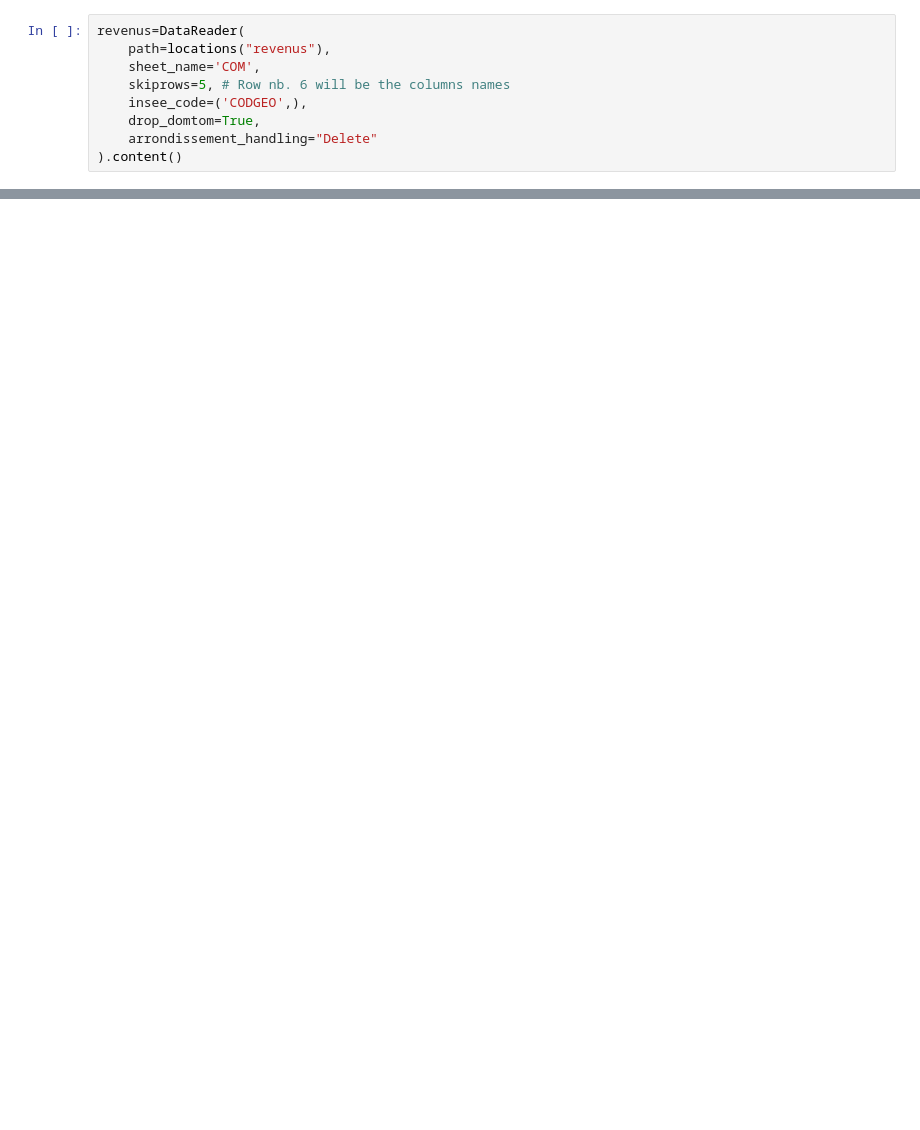
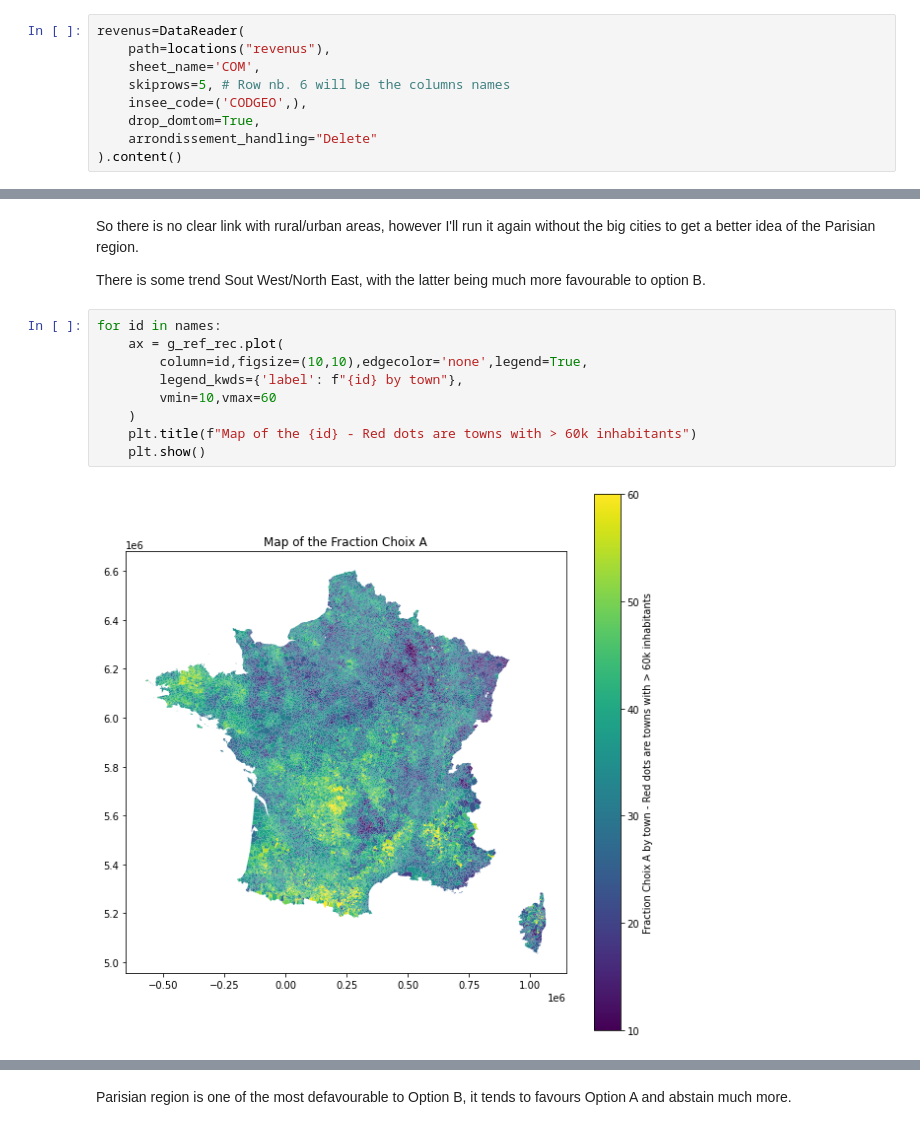
Before and after one commit to cyrilbecot/StGobain_CaseStudy, a Jupyter notebook: MainNotebook.ipynb, the cells around one changed output, grey strips where cells are left out. Drawn from its saved outputs; the diff is of its cells as text; blank space fills up the shorter version.

```diff
--- a/MainNotebook.ipynb
+++ b/MainNotebook.ipynb
@@ -61,0 +215,15 @@ helper_df=DataReader(
+# %% [markdown]
+So there is no clear link with rural/urban areas, however I'll run it again without the big cities to get a better idea of the Parisian region.
+
+There is some trend Sout West/North East, with the latter being much more favourable to option B.
+# %%
+for id in names:
+    ax = g_ref_rec.plot(
+        column=id,figsize=(10,10),edgecolor='none',legend=True,
+        legend_kwds={'label': f"{id} by town"},
+        vmin=10,vmax=60
+    )
+    plt.title(f"Map of the {id} - Red dots are towns with > 60k inhabitants")
+    plt.show()
+# %% [output]
+[figure, added]
@@ -61,0 +232,2 @@ helper_df=DataReader(
+# %% [markdown]
+Parisian region is one of the most defavourable to Option B, it tends to favours Option A and abstain much more.
```
Also changed, not shown: parts of 31 cells of this notebook, 1 other file.
